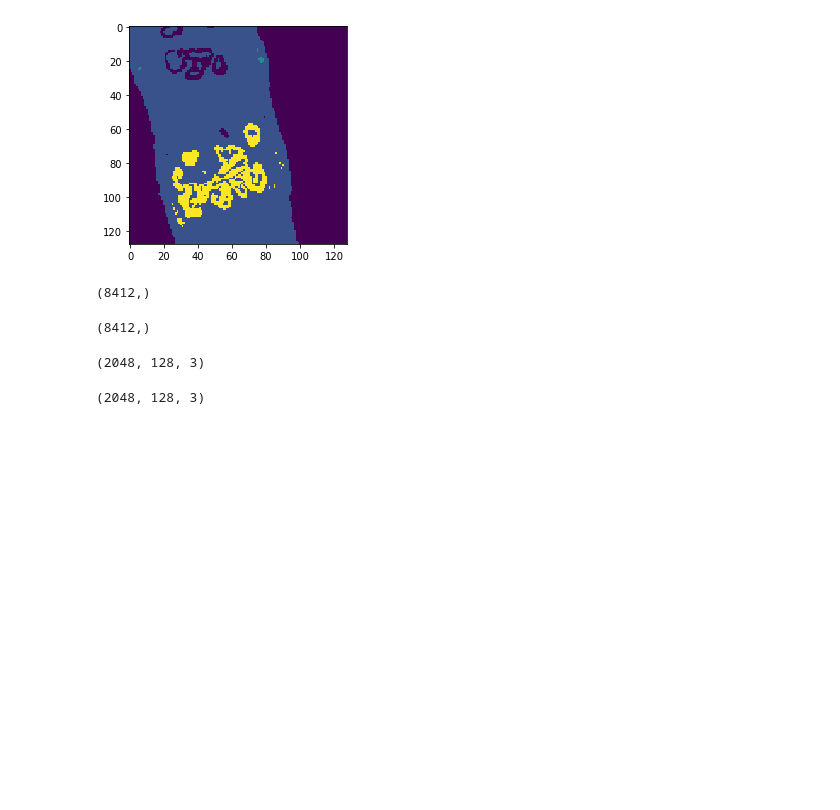
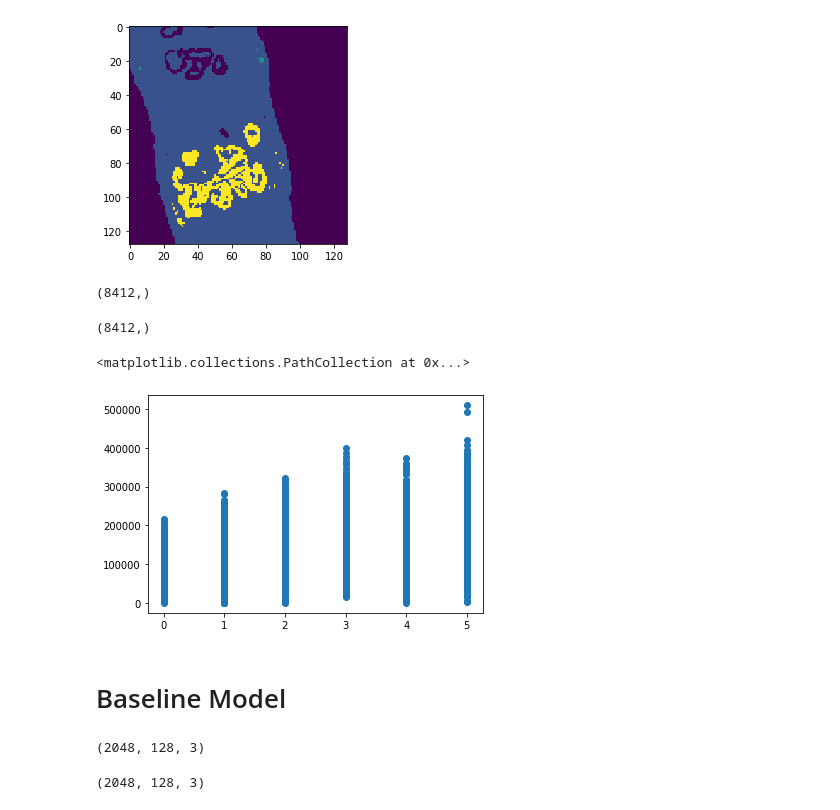
Before and after one commit to hannahlyon/panda-project, a Jupyter notebook: code/EDA.ipynb, the cells around one changed output. Drawn from its saved outputs; the diff is of its cells as text; code cells hidden in the pictures; blank space fills up the shorter version.

```diff
--- a/code/EDA.ipynb
+++ b/code/EDA.ipynb
@@ -112,6 +114,15 @@ for i in range(len(X)):
               for j in range(16)])))
 
     labels.append(y[i])
+# %%
+sums = []
+for m in masks:
+    sums.append(m.sum())
+# %%
+plt.scatter(labels, sums)
+# %% [output]
+<matplotlib.collections.PathCollection at 0x...>
+[figure, added]
 # %%
 files = []
 masks = []
@@ -124,6 +135,8 @@ for i in range(len(X_train)):
 
     masks.append(np.concatenate(np.array([read_mask(X[i] + '_' + str(j) + '.png')
                   for j in range(16)])))
+# %% [markdown]
+# Baseline Model
 # %%
 class PANDADataset(Dataset):
     def __init__(self, X, y):
```
Also changed, not shown: parts of 1 cell of this notebook, 1 other file.
